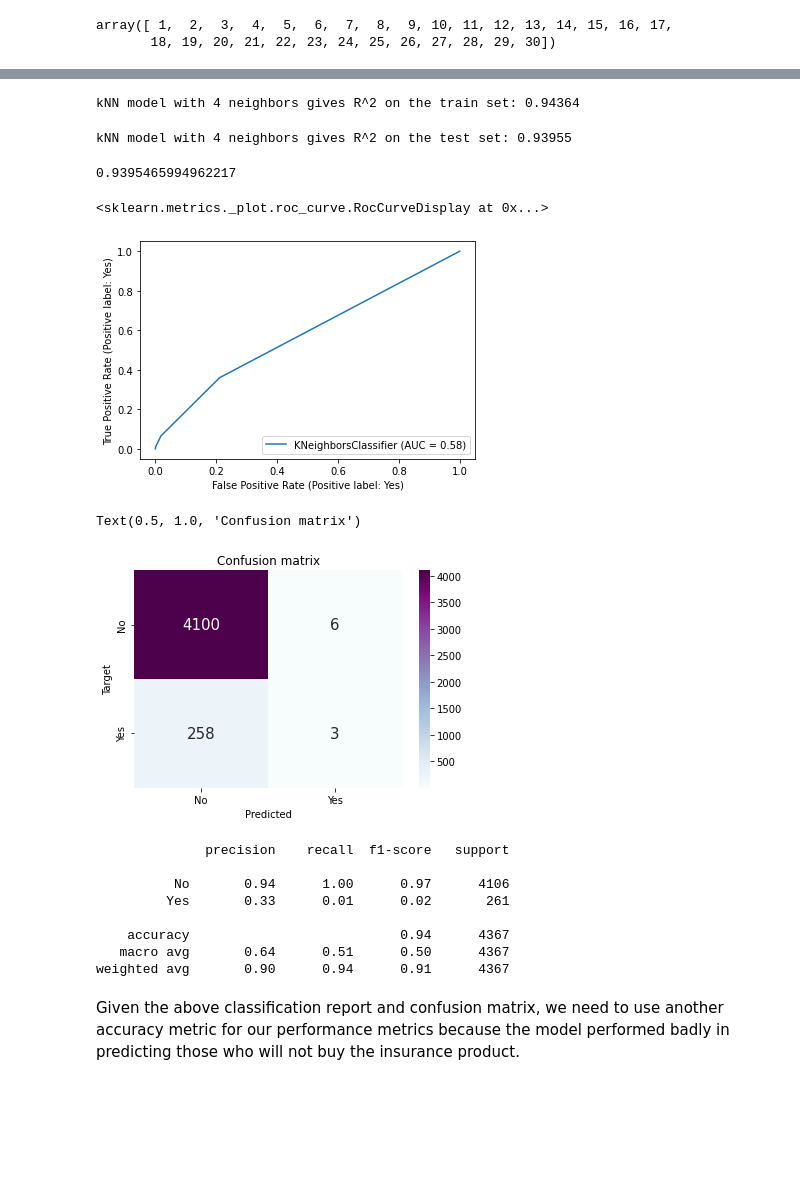
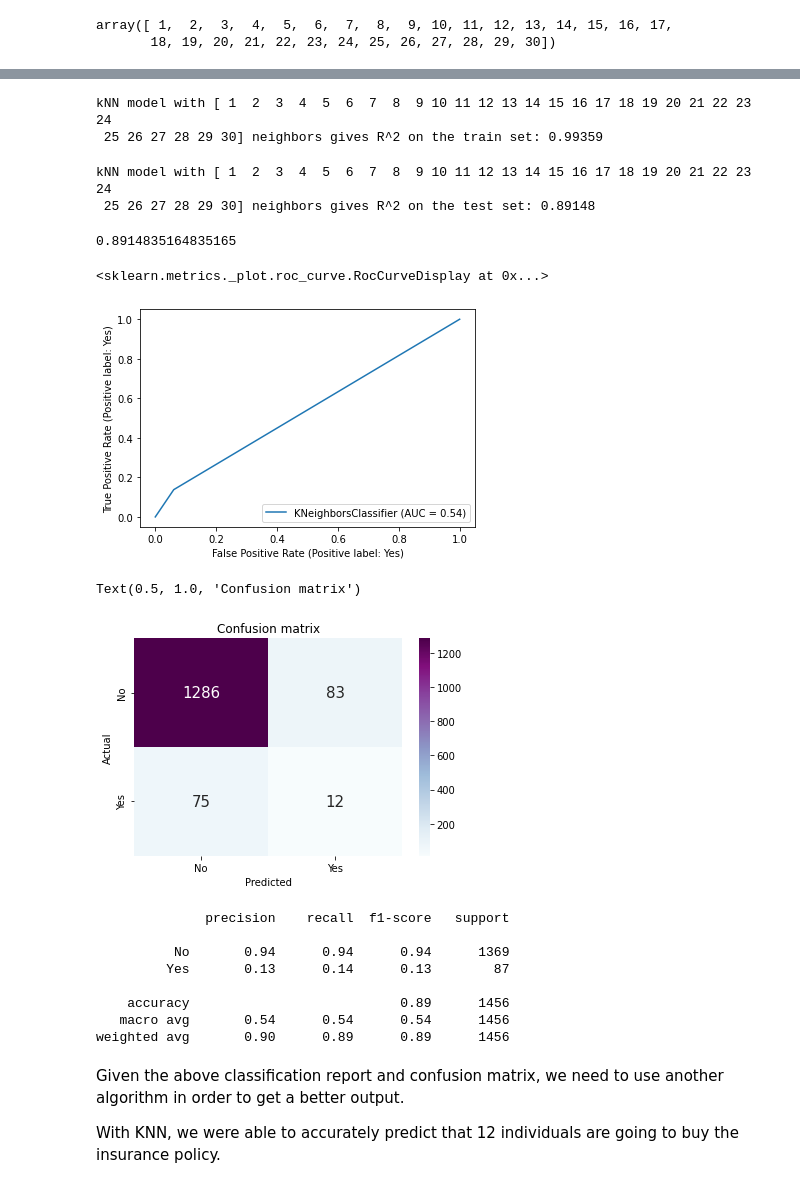
Before and after one commit to olusegunajibola/knn-algo, a Jupyter notebook: knn_caravan.ipynb, the cells around one changed output, grey strips where cells are left out. Saved outputs shown, nothing was run; the diff lists cells and outputs as text; code cells hidden in the pictures; blank space fills up the shorter version.

Commit message:
fix test size to 0.2

```diff
--- a/knn_caravan.ipynb
+++ b/knn_caravan.ipynb
@@ -81,7 +81,7 @@ X = caravan.drop(columns = 'purchase')
 X = StandardScaler().fit_transform(X)
 # %%
 X_train, X_test, y_train, y_test = train_test_split(
-        X, y, test_size=0.75, random_state=42, stratify = y
+        X, y, test_size=0.25, random_state=42, stratify = y
     )
 # %%
 knnclf = KNeighborsClassifier()
@@ -93,7 +93,7 @@ array([ 1,  2,  3,  4,  5,  6,  7,  8,  9, 10, 11, 12, 13, 14, 15, 16, 17,
        18, 19, 20, 21, 22, 23, 24, 25, 26, 27, 28, 29, 30])
 # %%
 parameters= [{'n_neighbors': k} ]
-Grid = GridSearchCV(knnclf, parameters, cv = 5 )
+Grid = GridSearchCV(knnclf, parameters, cv = 5 , scoring  = 'balanced_accuracy')
 Grid.fit(X_train, y_train)
 # %% [output]
 GridSearchCV(cv=5, estimator=KNeighborsClassifier(),
@@ -132,3 +130,6 @@ knnclf2 = KNeighborsClassifier(n_neighbors = 4)
+# %%
+# k = 4
+knnclf2 = bestk_model
 # %%
 # Fit the classifier
 knnclf2.fit(X_train, y_train)
@@ -139,7 +140,8 @@ r2_train = knnclf2.score(X_train, y_train)
 # Print results
 print(f'kNN model with {k} neighbors gives R^2 on the train set: {r2_train:.5}')
 # %% [output]
-kNN model with 4 neighbors gives R^2 on the train set: 0.94364
+kNN model with [ 1  2  3  4  5  6  7  8  9 10 11 12 13 14 15 16 17 18 19 20 21 22 23 24
+ 25 26 27 28 29 30] neighbors gives R^2 on the train set: 0.99359
 # %%
 # Evaluate the outcome on the test set using R^2
 r2_test = knnclf2.score(X_test, y_test)
@@ -147,38 +149,41 @@ r2_test = knnclf2.score(X_test, y_test)
 # Print results
 print(f'kNN model with {k} neighbors gives R^2 on the test set: {r2_test:.5}')
 # %% [output]
-kNN model with 4 neighbors gives R^2 on the test set: 0.93955
+kNN model with [ 1  2  3  4  5  6  7  8  9 10 11 12 13 14 15 16 17 18 19 20 21 22 23 24
+ 25 26 27 28 29 30] neighbors gives R^2 on the test set: 0.89148
 # %%
 y_pred = knnclf2.predict(X_test)
 accuracy_score(y_pred, y_test)
 # %% [output]
-0.9395465994962217
+0.8914835164835165
 # %%
 RocCurveDisplay.from_estimator(knnclf2, X_test, y_test)
 # %% [output]
 <sklearn.metrics._plot.roc_curve.RocCurveDisplay at 0x...>
-[figure, old version]
+[figure, new version]
 # %%
 cm = confusion_matrix(y_test, y_pred)
 sns.heatmap(cm, annot=True, xticklabels=['No', 'Yes'],
             yticklabels=[ 'No','Yes'], fmt='g',cmap='BuPu', annot_kws={"fontsize":15})
 plt.xlabel('Predicted')
-plt.ylabel('Target')
+plt.ylabel('Actual')
 plt.title('Confusion matrix')
 # %% [output]
 Text(0.5, 1.0, 'Confusion matrix')
-[figure, old version]
+[figure, new version]
 # %%
  # Look at classification report to evaluate the model
 print(classification_report(y_test, y_pred))
 # %% [output]
               precision    recall  f1-score   support
 
-          No       0.94      1.00      0.97      4106
-         Yes       0.33      0.01      0.02       261
+          No       0.94      0.94      0.94      1369
+         Yes       0.13      0.14      0.13        87
 
-    accuracy                           0.94      4367
-   macro avg       0.64      0.51      0.50      4367
-weighted avg       0.90      0.94      0.91      4367
+    accuracy                           0.89      1456
+   macro avg       0.54      0.54      0.54      1456
+weighted avg       0.90      0.89      0.89      1456
 # %% [markdown]
-Given the above classification report and confusion matrix, we need to use another accuracy metric for our performance metrics because the model performed badly in predicting those who will not buy the insurance product.
+Given the above classification report and confusion matrix, we need to use another algorithm in order to get a better output.
+
+With KNN, we were able to accurately predict that 12 individuals are going to buy the insurance policy.
```
Also changed, not shown: parts of 4 cells of this notebook.
